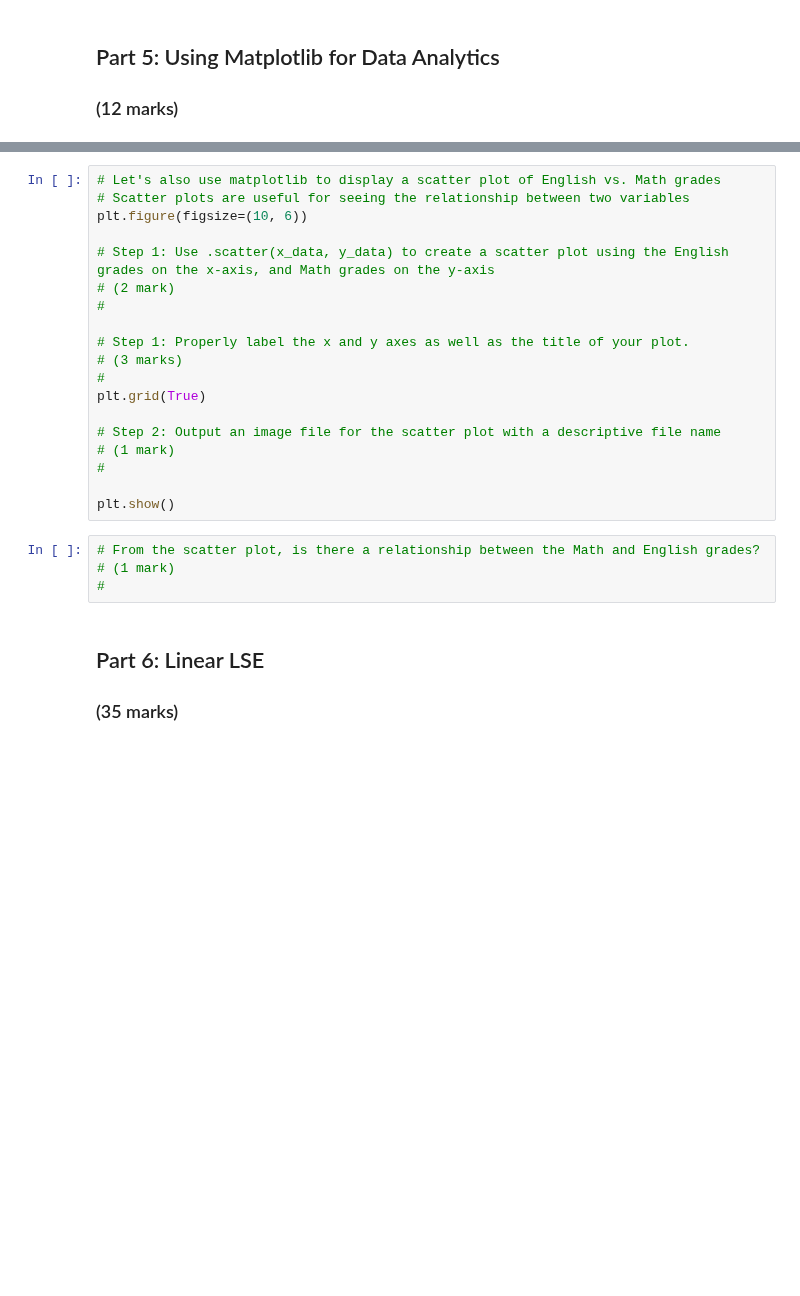
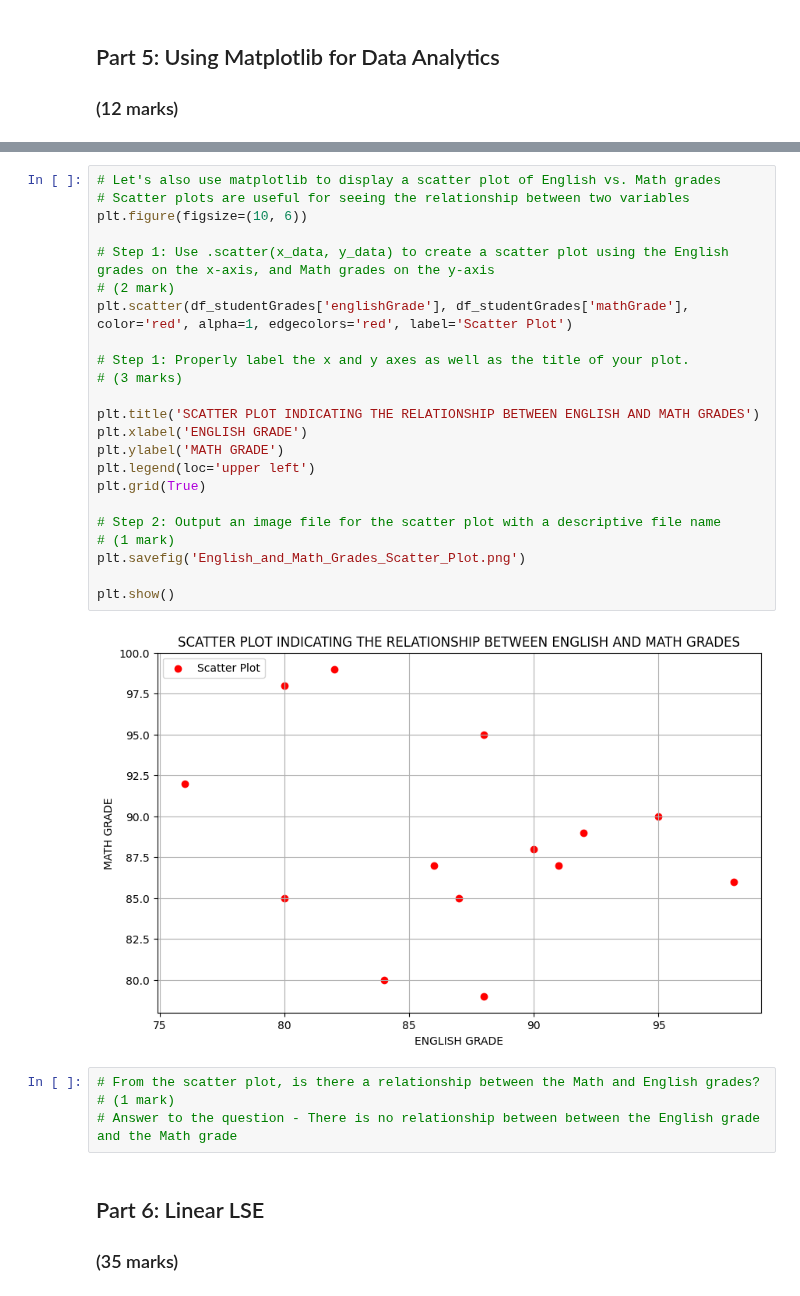
Before and after one commit to hudsonirivbogbe/ENGG680_2025_Fall, a Jupyter notebook: Lab_Assignment1/StudentGradeManagementSystem.ipynb, the cells around one changed output, grey strips where cells are left out. Cells and saved outputs as stored; diff of their text form; blank space fills up the shorter version.

Commit message:
Completed answering question 5

```diff
--- a/Lab_Assignment1/StudentGradeManagementSystem.ipynb
+++ b/Lab_Assignment1/StudentGradeManagementSystem.ipynb
@@ -675,26 +688,32 @@ plt.show()
 # %%
 # Let's also use matplotlib to display a scatter plot of English vs. Math grades
 # Scatter plots are useful for seeing the relationship between two variables
 plt.figure(figsize=(10, 6))
 
 # Step 1: Use .scatter(x_data, y_data) to create a scatter plot using the English grades on the x-axis, and Math grades on the y-axis
 # (2 mark)
-#
+plt.scatter(df_studentGrades['englishGrade'], df_studentGrades['mathGrade'], color='red', alpha=1, edgecolors='red', label='Scatter Plot')
 
 # Step 1: Properly label the x and y axes as well as the title of your plot.
 # (3 marks)
-#
+
+plt.title('SCATTER PLOT INDICATING THE RELATIONSHIP BETWEEN ENGLISH AND MATH GRADES')
+plt.xlabel('ENGLISH GRADE')
+plt.ylabel('MATH GRADE')
+plt.legend(loc='upper left')
 plt.grid(True)
 
 # Step 2: Output an image file for the scatter plot with a descriptive file name
 # (1 mark)
-#
+plt.savefig('English_and_Math_Grades_Scatter_Plot.png')
 
 plt.show()
+# %% [output]
+[figure, added]
 # %%
 # From the scatter plot, is there a relationship between the Math and English grades?
 # (1 mark)
-#
+# Answer to the question - There is no relationship between between the English grade and the Math grade
 # %% [markdown]
 ## Part 6: Linear LSE
 ### (35 marks)
```
Also changed, not shown: parts of 2 cells of this notebook.
